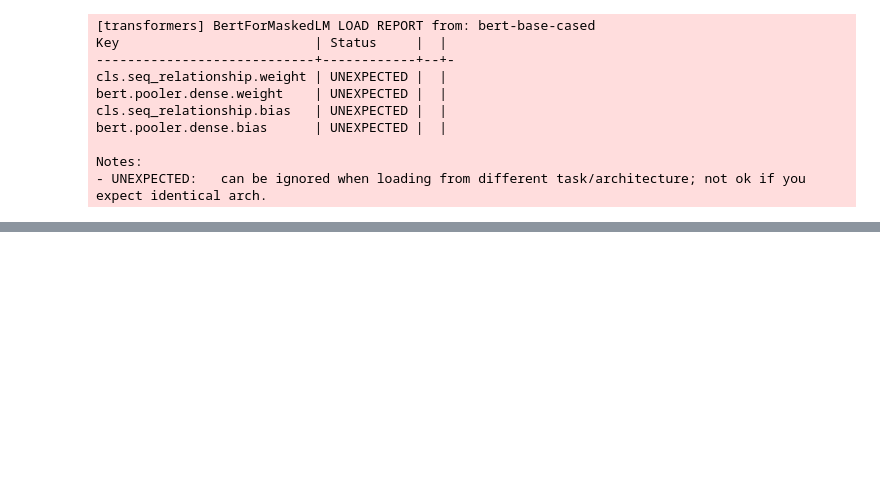
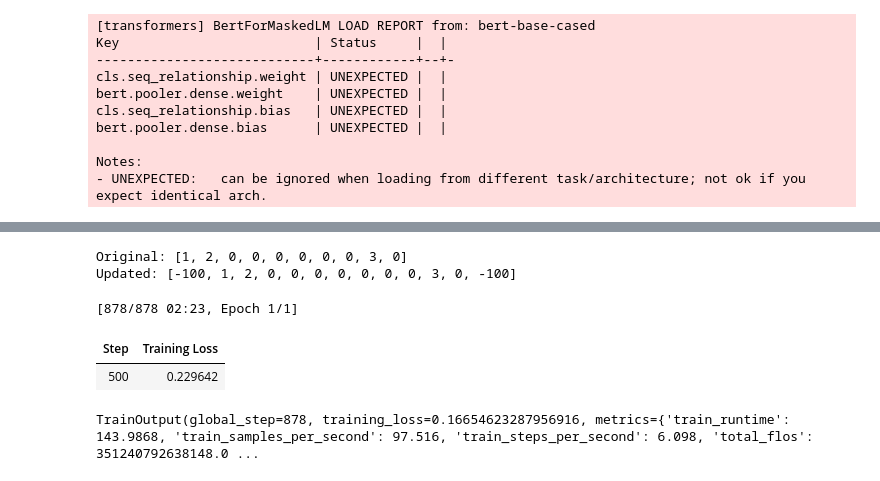
Before and after one commit to satyamvishwakarma-dev/Hands_on_LLM, a Jupyter notebook: chapter11/ch11.ipynb, the cells around one changed output, grey strips where cells are left out. Cells and saved outputs as stored; diff of their text form; code cells hidden in the pictures; blank space fills up the shorter version.

```diff
--- a/chapter11/ch11.ipynb
+++ b/chapter11/ch11.ipynb
@@ -538,0 +603,3 @@ model.save_pretrained("mlm")
+# %%
+example = dataset["train"][848]
+example
@@ -538,0 +727,7 @@ model.save_pretrained("mlm")
+# %%
+# Difference between original and updated labels
+print(f"Original: {example['ner_tags']}")
+print(f"Updated: {tokenized['train'][848]['labels']}")
+# %% [output]
+Original: [1, 2, 0, 0, 0, 0, 0, 0, 3, 0]
+Updated: [-100, 1, 2, 0, 0, 0, 0, 0, 0, 0, 3, 0, -100]
@@ -538,0 +767,29 @@ model.save_pretrained("mlm")
+# %%
+# Training arguments for parameter tuning
+training_args = TrainingArguments(
+   "model",
+   learning_rate=2e-5,
+   per_device_train_batch_size=16,
+   per_device_eval_batch_size=16,
+   num_train_epochs=1,
+   weight_decay=0.01,
+   save_strategy="epoch",
+   report_to="none"
+)
+
+# Initialize Trainer
+trainer = Trainer(
+    model=model,
+    args=training_args,
+    train_dataset=tokenized["train"],
+    eval_dataset=tokenized["test"],
+    # tokenizer=tokenizer,
+    data_collator=data_collator,
+    compute_metrics=compute_metrics,
+)
+trainer.train()
+# %% [output]
+[878/878 02:23, Epoch 1/1]
+| Step | Training Loss |
+| 500 | 0.229642 |
+TrainOutput(global_step=878, training_loss=0.16654623287956916, metrics={'train_runtime': 143.9868, 'train_samples_per_second': 97.516, 'train_steps_per_second': 6.098, 'total_flos': 351240792638148.0 ...
```
Also changed, not shown: parts of 15 cells of this notebook.
